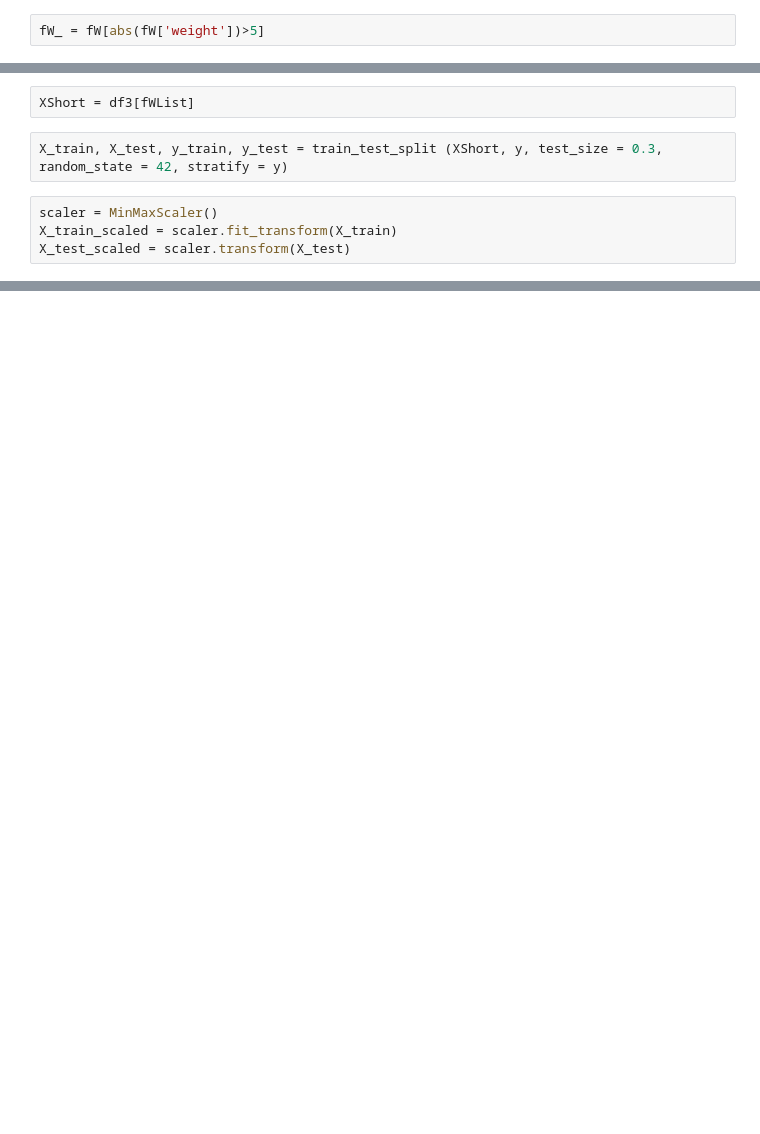
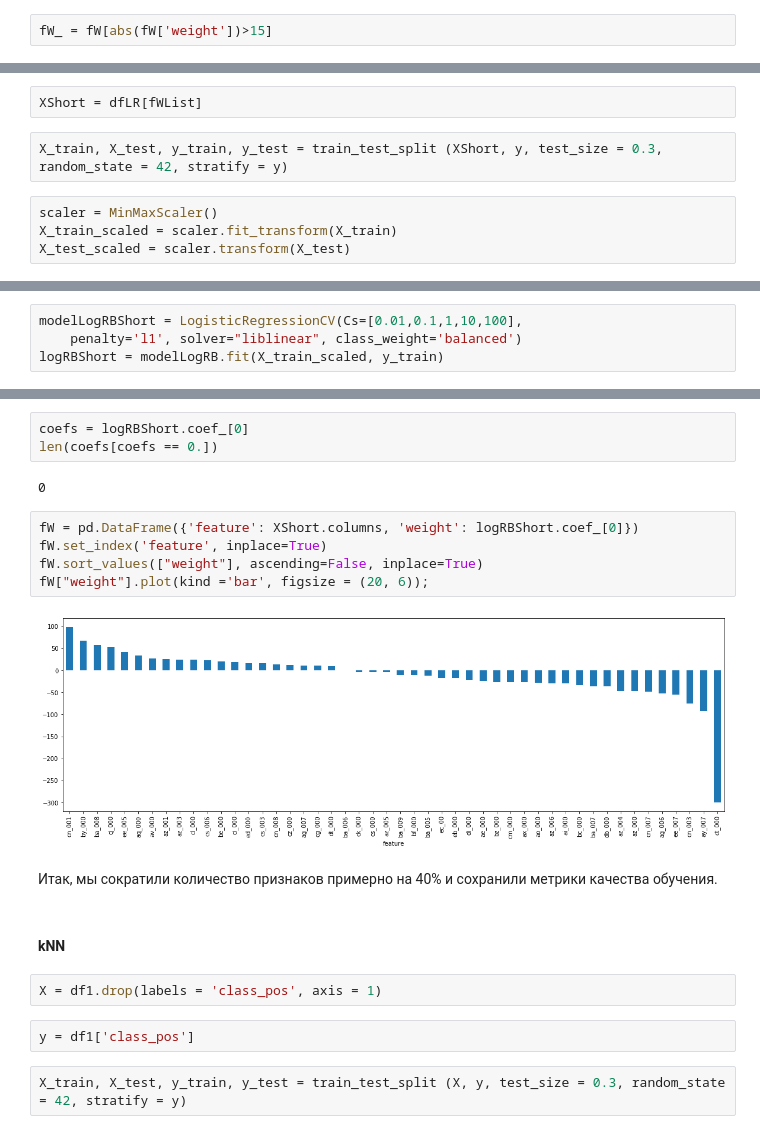
Before and after one commit to AlexRozhd/mlWork, a Jupyter notebook: hw4.ipynb, the cells around one changed output, grey strips where cells are left out. Cells and saved outputs as stored; diff of their text form; blank space fills up the shorter version.

```diff
--- a/hw4.ipynb
+++ b/hw4.ipynb
@@ -347,5 +305,5 @@ fW.shape
 # %%
-fW_ = fW[abs(fW['weight'])>5]
+fW_ = fW[abs(fW['weight'])>15]
 # %%
 fWList = fW_.index.tolist()
 len(fWList)
@@ -354,5 +312,5 @@ len(fWList)
 # %%
-XShort = df3[fWList]
+XShort = dfLR[fWList]
 # %%
 X_train, X_test, y_train, y_test = train_test_split (XShort, y, test_size = 0.3, random_state = 42, stratify = y)
 # %%
@@ -365,0 +320,4 @@ pred = modelLogR.predict(X_test_scaled)
+# %%
+modelLogRBShort = LogisticRegressionCV(Cs=[0.01,0.1,1,10,100],
+    penalty='l1', solver="liblinear", class_weight='balanced')
+logRBShort = modelLogRB.fit(X_train_scaled, y_train)
@@ -365,0 +336,22 @@ pred = modelLogR.predict(X_test_scaled)
+# %%
+coefs = logRBShort.coef_[0]
+len(coefs[coefs == 0.])
+# %% [output]
+0
+# %%
+fW = pd.DataFrame({'feature': XShort.columns, 'weight': logRBShort.coef_[0]})
+fW.set_index('feature', inplace=True)
+fW.sort_values(["weight"], ascending=False, inplace=True)
+fW["weight"].plot(kind ='bar', figsize = (20, 6));
+# %% [output]
+[figure, added]
+# %% [markdown]
+Итак, мы сократили количество признаков примерно на 40\% и сохранили метрики качества обучения.
+# %% [markdown]
+#### kNN
+# %%
+X = df1.drop(labels = 'class_pos', axis = 1)
+# %%
+y = df1['class_pos']
+# %%
+X_train, X_test, y_train, y_test = train_test_split (X, y, test_size = 0.3, random_state = 42, stratify = y)
```
Also changed, not shown: parts of 81 cells of this notebook.
